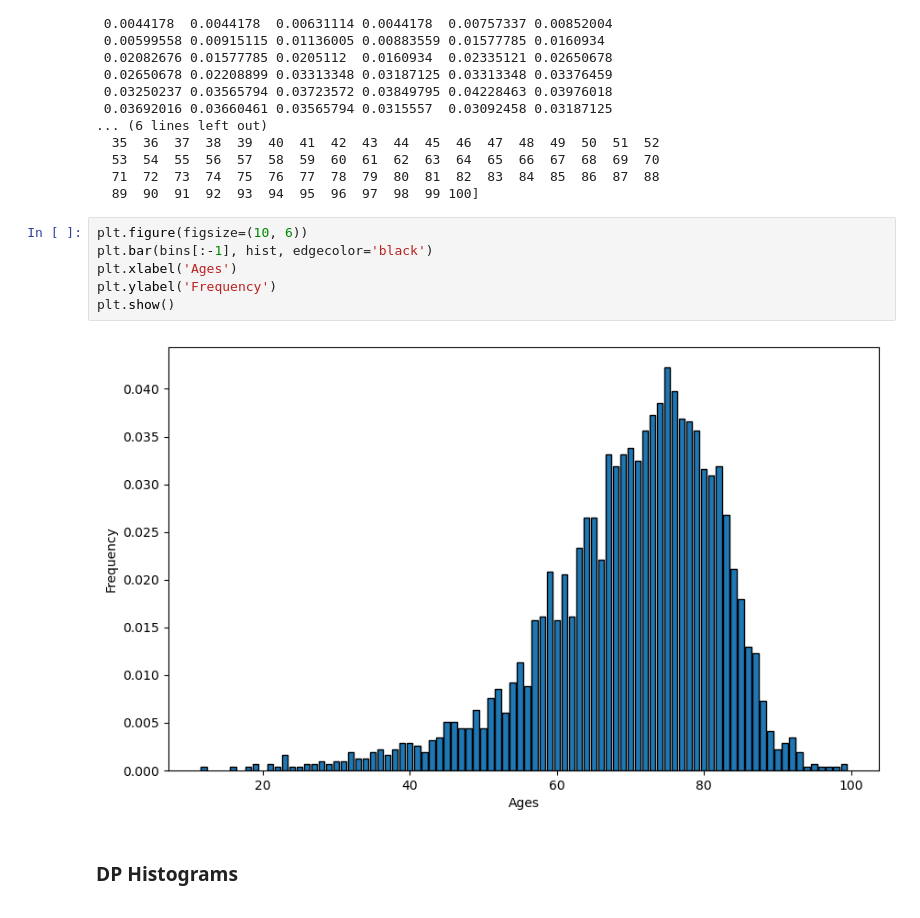
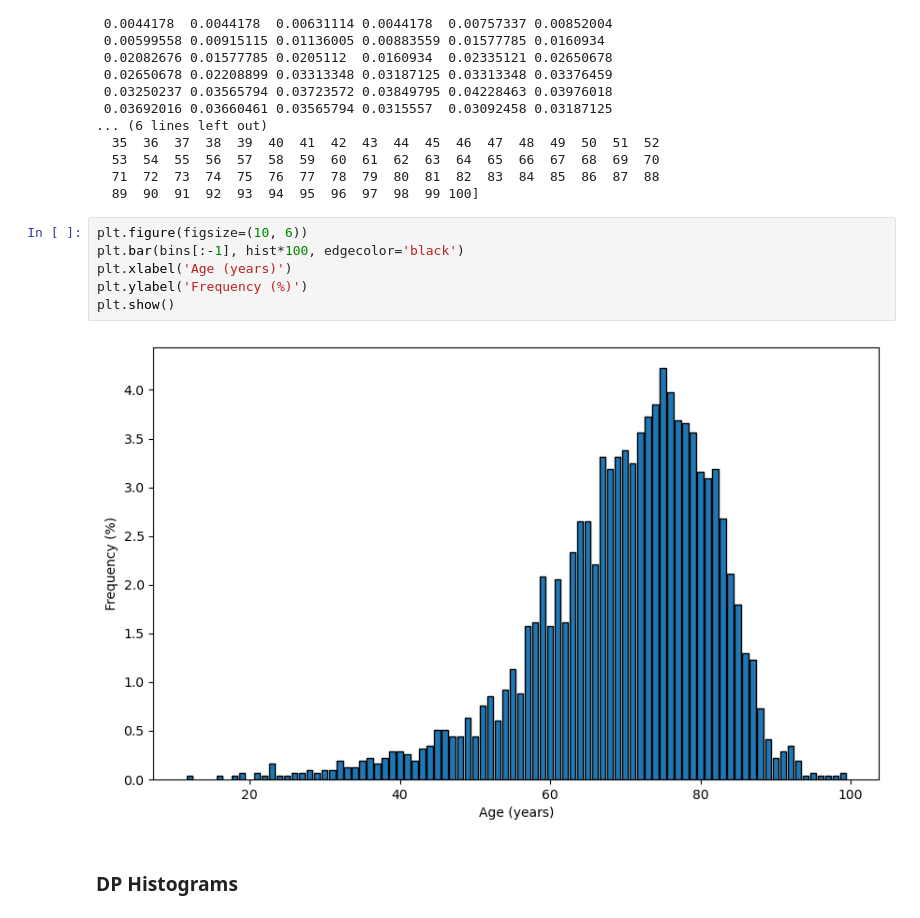
Before and after one commit to Kekkodf/Master-Thesis, a Jupyter notebook: Code/DP_Notebook.ipynb, the cells around one changed output. Drawn from its saved outputs; the diff is of its cells as text.

```diff
--- a/Code/DP_Notebook.ipynb
+++ b/Code/DP_Notebook.ipynb
@@ -709,12 +708,12 @@ Histograms values (Real):
   89  90  91  92  93  94  95  96  97  98  99 100]
 # %%
 plt.figure(figsize=(10, 6))
-plt.bar(bins[:-1], hist, edgecolor='black')
-plt.xlabel('Ages')
-plt.ylabel('Frequency')
+plt.bar(bins[:-1], hist*100, edgecolor='black')
+plt.xlabel('Age (years)')
+plt.ylabel('Frequency (%)')
 plt.show()
 # %% [output]
-[figure, old version]
+[figure, new version]
 # %% [markdown]
 ### DP Histograms
 # %%
```
Also changed, not shown: parts of 18 cells of this notebook, 8 other files.
